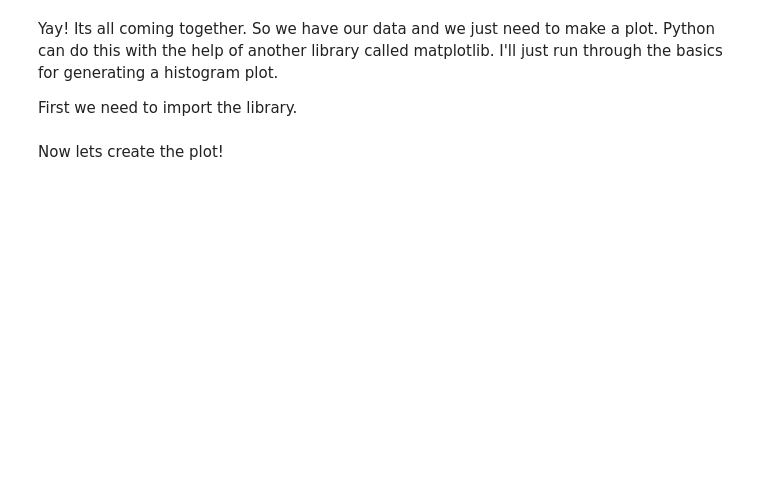
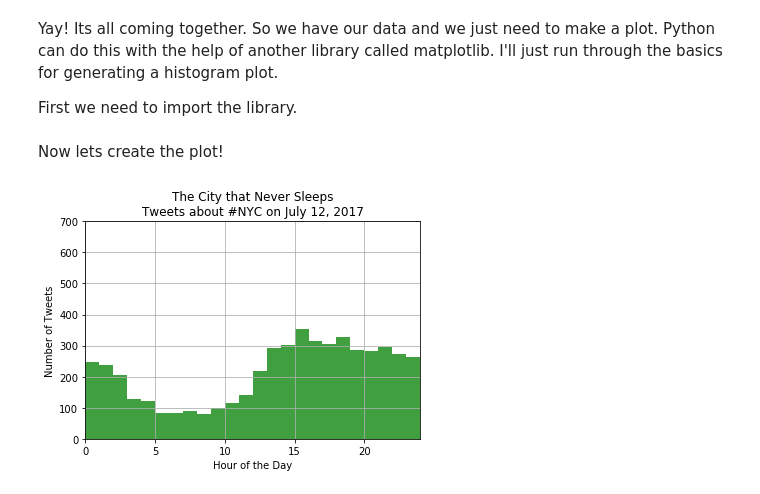
Before and after one commit to jscanderson/IACS-Computes-2017, a Jupyter notebook: Projects/Jason_Twitter/TwitterInstruction.ipynb, the cells around one changed output. Drawn from its saved outputs; the diff is of its cells as text; code cells hidden in the pictures; blank space fills up the shorter version.

Commit message:
fixed encode decode issues

```diff
--- a/Projects/Jason_Twitter/TwitterInstruction.ipynb
+++ b/Projects/Jason_Twitter/TwitterInstruction.ipynb
@@ -157,7 +141,7 @@ myHashtag = "#NYC -filter:retweets -filter:replies" # Getting rid of retweets an
 matchedTweets = (twitter.search(q = myHashtag,       # The hashtag we are searching on
                                 count = 100,         # The maximum number of tweets we want to keep (100 is max)
                                 lang = 'en',         # The language we want our tweets to be in (en is english)
-                                until = "2016-9-10"  # We want only tweets before 9-10-2016
+                                until = "2017-7-20"  # We want only tweets before 9-10-2016
                                ))['statuses']        # This ['statuses'] just removes one level of a dictionary
                                                      # that is returned from the search
 # %% [markdown]
@@ -391,7 +375,7 @@ I am using a few functions that you may not be familiar with, but are explained
 myHashtag = "#NYC -filter:retweets -filter:replies"
 
 # Our first search, we will add to this list inside the loop
-matchedTweets = (twitter.search(q = myHashtag, count = 100, lang = 'en', until = "2016-9-13"))['statuses']
+matchedTweets = (twitter.search(q = myHashtag, count = 100, lang = 'en', until = "2017-7-18"))['statuses']
 
 # Lets pull out the time stamp from the oldest tweet (the -1 index)
 oldest_time = matchedTweets[-1]['created_at']
@@ -431,7 +415,7 @@ Its because we pull 100 new tweets down, add them to the list, and then check if
 # to 'sleep' using a function from this library
 import time
 
-# We want to loop until oldest_time[0] == "Sun"
+# We want to loop until oldest_time[0] == the day before day of interest
 while oldest_time[0] != "Sun":
 
     # Pull down new tweets
@@ -439,7 +423,7 @@ while oldest_time[0] != "Sun":
                                 count = 100,
                                 lang = 'en',
                                 max_id = our_max_id,
-                                until = "2016-9-13"))['statuses']
+                                until = "2017-7-18"))['statuses']
 
     # Add new tweets to old list
     matchedTweets = matchedTweets + newTweets
@@ -451,7 +435,7 @@ while oldest_time[0] != "Sun":
     oldest_time = newTweets[-1]['created_at']
 
     # A small bit of output so we know we are doing something
-    print "Current time and date: ", oldest_time
+    print("Current time and date: ", oldest_time)
 
     # Split the string
     oldest_time = oldest_time.split()
@@ -459,6 +443,7 @@ while oldest_time[0] != "Sun":
     # Convert to ASCII format
     for i in range(len(oldest_time)):
         oldest_time[i] = oldest_time[i].encode("ascii")
+        oldest_time[i] = oldest_time[i].decode("ascii")
 
     # Tell Python to wait for 1 second before moving on
     time.sleep(1)
@@ -515,8 +500,7 @@ for tweet in matchedTweets:
 
     # Convert the string to ASCII
     the_time = the_time.encode("ascii")
-    #try this if you get an error about byte conversion
-    #the_time = the_time.decode('ascii)
+    the_time = the_time.decode('ascii')
 
     # We only care about the hour (to fit in the histogram data)
     # so lets split the_time on the character ":"
@@ -554,21 +538,23 @@ Now lets create the plot!
 # %%
 # Generate the histogram of the data
 n, bins, patches = plt.hist(data,               # Single list of data
                             24,                 # Number of bins
                             range=(0,24),       # Range on the bins
                             facecolor='green',  # Color the bars green
                             alpha=0.75)
 
 # Labeling axis and titles
 plt.xlabel('Hour of the Day')
 plt.ylabel('Number of Tweets')
-plt.title("The City that Never Sleeps\nTweets about #NYC on Sep. 10, 2016")
+plt.title("The City that Never Sleeps\nTweets about #NYC on July 12, 2017")
 
 # Setting axis ranges [xmin, xmax, ymin, ymax])
 plt.axis([0, 24, 0, 700])
 
 # Can turn on a grid
 plt.grid(True)
 
 # Needed to actually show the plot
 plt.show()
+# %% [output]
+[figure, added]
```
Also changed, not shown: parts of 16 cells of this notebook.
